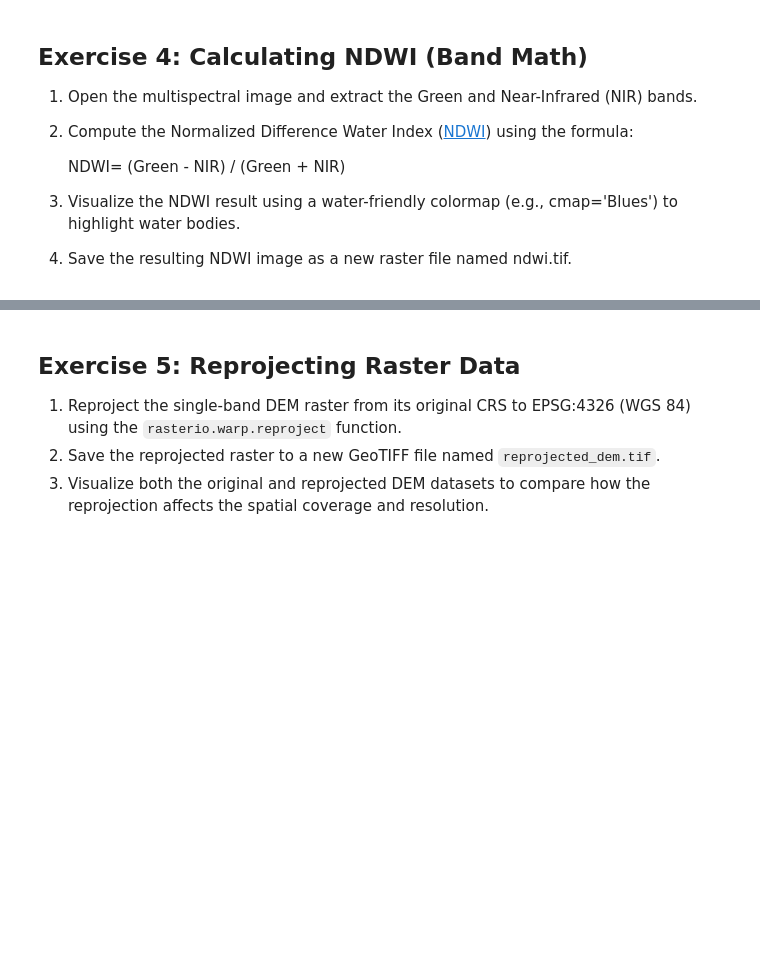
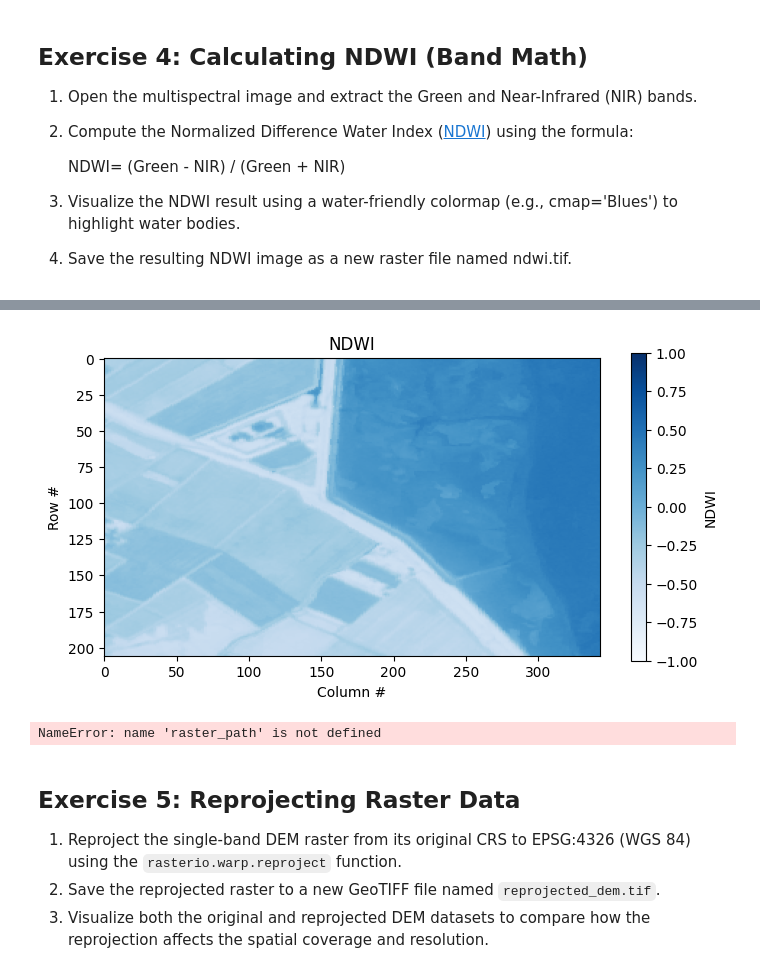
Before and after one commit to siddhi1991/GIS-programming, a Jupyter notebook: book/labs/lab_05.ipynb, the cells around one changed output, grey strips where cells are left out. Drawn from its saved outputs; the diff is of its cells as text; code cells hidden in the pictures; blank space fills up the shorter version.

```diff
--- a/book/labs/lab_05.ipynb
+++ b/book/labs/lab_05.ipynb
@@ -177,3 +177,29 @@ WARNING:matplotlib.image:Clipping input data to the valid range for imshow with
 
 3. Visualize the NDWI result using a water-friendly colormap (e.g., cmap='Blues') to highlight water bodies.
 4. Save the resulting NDWI image as a new raster file named ndwi.tif.
+# %%
+path_ms = "https://github.com/opengeos/datasets/releases/download/raster/cog.tif"
+src_ms = rasterio.open(path_ms)
+green_band = src_ms.read(2)
+nir_band = src_ms.read(4)
+ndwi = (green_band - nir_band) / (green_band + nir_band)
+
+plt.figure(figsize=(8, 8))
+plt.imshow(ndwi, cmap="Blues", vmin=-1, vmax=1)
+plt.colorbar(label="NDWI", shrink=0.5)
+plt.title("NDWI")
+plt.xlabel("Column #")
+plt.ylabel("Row #")
+plt.show()
+
+with rasterio.open(raster_path) as src:
+    profile = src.profile
+print(profile)
+profile.update(dtype=rasterio.float32, count=1, compress="lzw")
+print(profile)
+output_raster_path = "ndwi.tif"
+
+with rasterio.open(output_raster_path, "w", **profile) as dst:
+    dst.write(ndwi, 1)
+print(f"Raster data has been written to {output_raster_path}")
+# %% [output]
@@ -180,3 +207,5 @@ WARNING:matplotlib.image:Clipping input data to the valid range for imshow with
+[figure, added]
+NameError: name 'raster_path' is not defined
 # %% [markdown]
 ## Exercise 5: Reprojecting Raster Data
 
```
Also changed, not shown: parts of 1 cell of this notebook.
